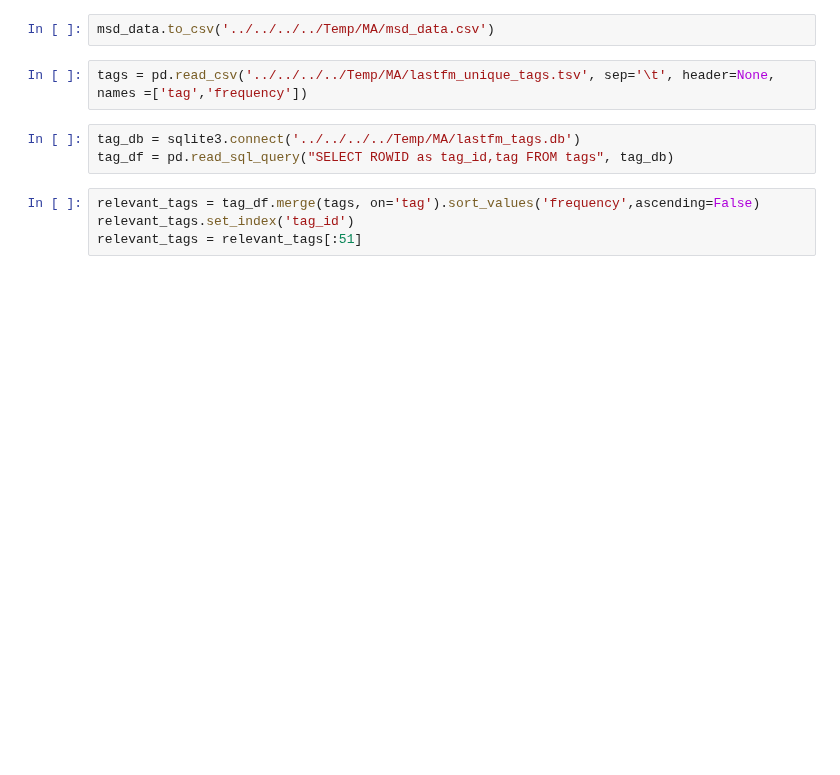
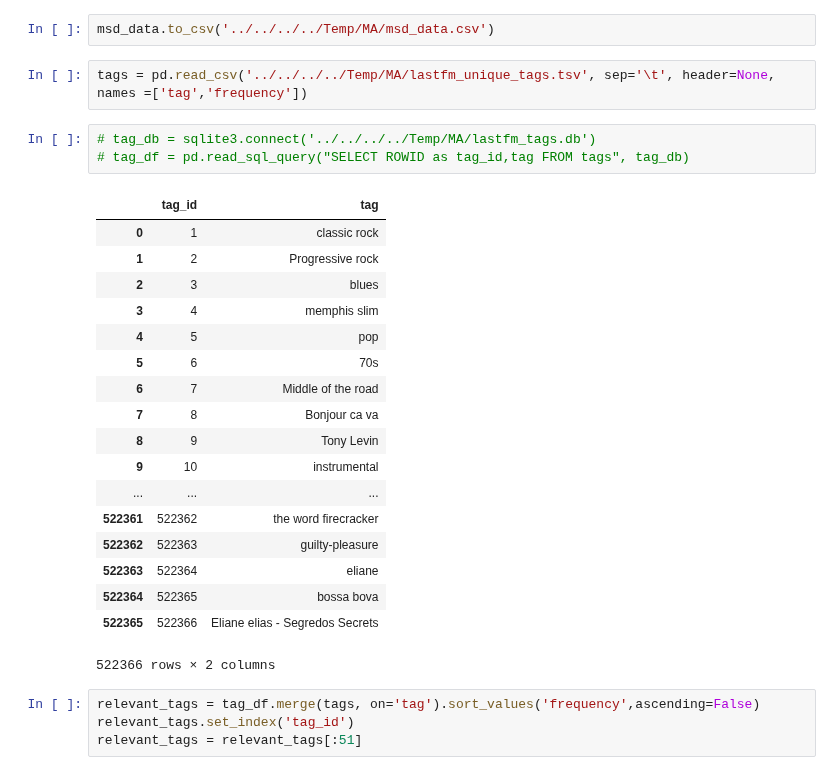
Before and after one commit to HennerM/rs-ml-with-constraints, a Jupyter notebook: DataProcessing.ipynb, the cells around one changed output. Saved outputs shown, nothing was run; the diff lists cells and outputs as text; blank space fills up the shorter version.

```diff
--- a/DataProcessing.ipynb
+++ b/DataProcessing.ipynb
@@ -70,8 +70,27 @@ msd_data.to_csv('../../../../Temp/MA/msd_data.csv')
 # %%
 tags = pd.read_csv('../../../../Temp/MA/lastfm_unique_tags.tsv', sep='\t', header=None, names =['tag','frequency'])
 # %%
-tag_db = sqlite3.connect('../../../../Temp/MA/lastfm_tags.db')
-tag_df = pd.read_sql_query("SELECT ROWID as tag_id,tag FROM tags", tag_db)
+# tag_db = sqlite3.connect('../../../../Temp/MA/lastfm_tags.db')
+# tag_df = pd.read_sql_query("SELECT ROWID as tag_id,tag FROM tags", tag_db)
+# %% [output]
+|  | tag_id | tag |
+| 0 | 1 | classic rock |
+| 1 | 2 | Progressive rock |
+| 2 | 3 | blues |
+| 3 | 4 | memphis slim |
+| 4 | 5 | pop |
+| 5 | 6 | 70s |
+| 6 | 7 | Middle of the road |
+| 7 | 8 | Bonjour ca va |
+| 8 | 9 | Tony Levin |
+| 9 | 10 | instrumental |
+| ... | ... | ... |
+| 522361 | 522362 | the word firecracker |
+| 522362 | 522363 | guilty-pleasure |
+| 522363 | 522364 | eliane |
+| 522364 | 522365 | bossa bova |
+| 522365 | 522366 | Eliane elias - Segredos Secrets |
+522366 rows × 2 columns
 # %%
 relevant_tags = tag_df.merge(tags, on='tag').sort_values('frequency',ascending=False)
 relevant_tags.set_index('tag_id')
```
Also changed, not shown: parts of 9 cells of this notebook, 1 other file.
